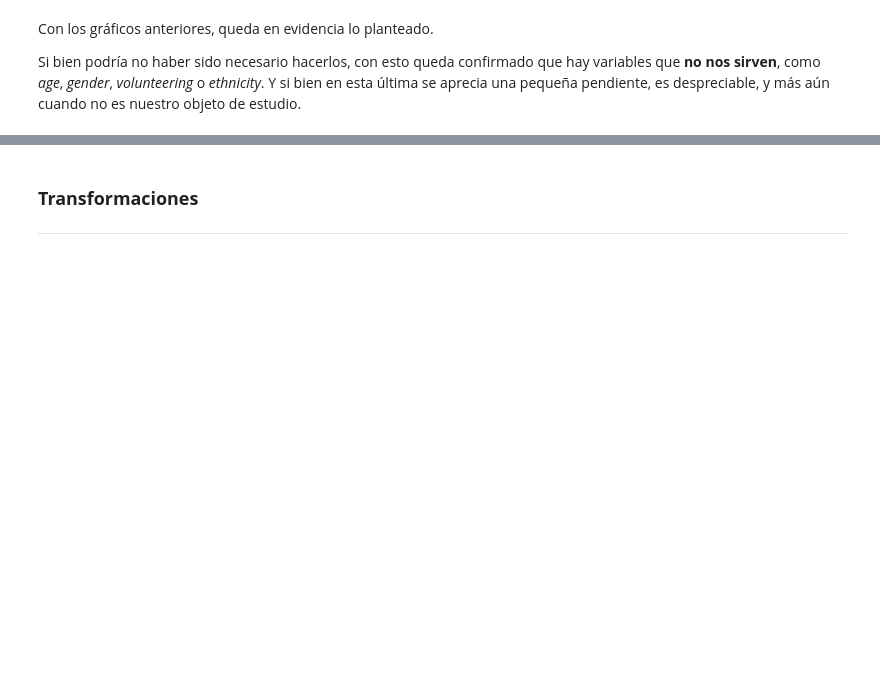
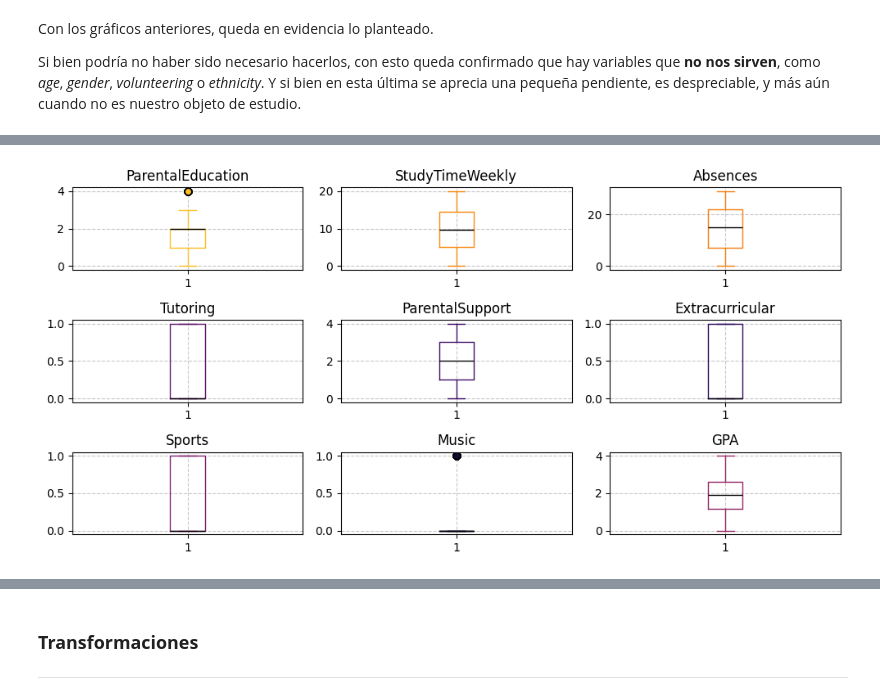
Before and after one commit to Juanalgo1/Alvarez-Maidana, a Jupyter notebook: Alvarez-Maidana.ipynb, the cells around one changed output, grey strips where cells are left out. Cells and saved outputs as stored; diff of their text form; code cells hidden in the pictures; blank space fills up the shorter version.

Commit message:
Valores atípicos, Limpieza de Datos.
Debería reescribir el análisis (está así nomás), falta hacer el código para extraer los atípicos, me toy durmiendo)

```diff
--- a/Alvarez-Maidana.ipynb
+++ b/Alvarez-Maidana.ipynb
@@ -238,0 +252,31 @@ Si bien podría no haber sido necesario hacerlos, con esto queda confirmado que
+# %%
+import pandas as pd
+import matplotlib.pyplot as plt
+
+dataframe = pd.read_csv("students.csv")
+dataframe.drop(columns = ["StudentID", "Age", "Gender", "Ethnicity", "Volunteering", "GradeClass"], inplace = True)
+
+cant_variables = len(dataframe.columns)
+fig, axes = plt.subplots(3, 3, figsize=(10, 5)) # Será una grilla 3x3 y con tamaño 15 10.
+
+colores = plt.get_cmap("inferno") # Sacamos el colormap de Inferno, simplemente para la facha.
+
+# Creamos los boxplots.
+for ax, col in zip(axes.flatten(), dataframe.columns):
+    color = colores(np.random.rand()) # Sacamos un color random de Inferno.
+    # A continuación, a la hora de hacer el boxplot todo el choclo de props=dict es para ponerle color a la línea de la mediana, la caja, etc.
+    ax.boxplot(dataframe[col],
+               boxprops=dict(color=color),                              #Color
+               medianprops=dict(color="black"),                         # ''
+               whiskerprops=dict(color=color),                          # ''
+               capprops=dict(color=color),                              # ''
+               flierprops=dict(markerfacecolor=color, marker="o")       # ''
+               )
+
+    ax.set_title(col) # Ponemos el título.
+    ax.grid(True, linestyle="--", alpha=0.7) # Activamos la grilla y lo configuramos.
+
+plt.tight_layout()
+plt.show()
+# %% [output]
+[figure, added]
```
Also changed, not shown: parts of 9 cells of this notebook.
